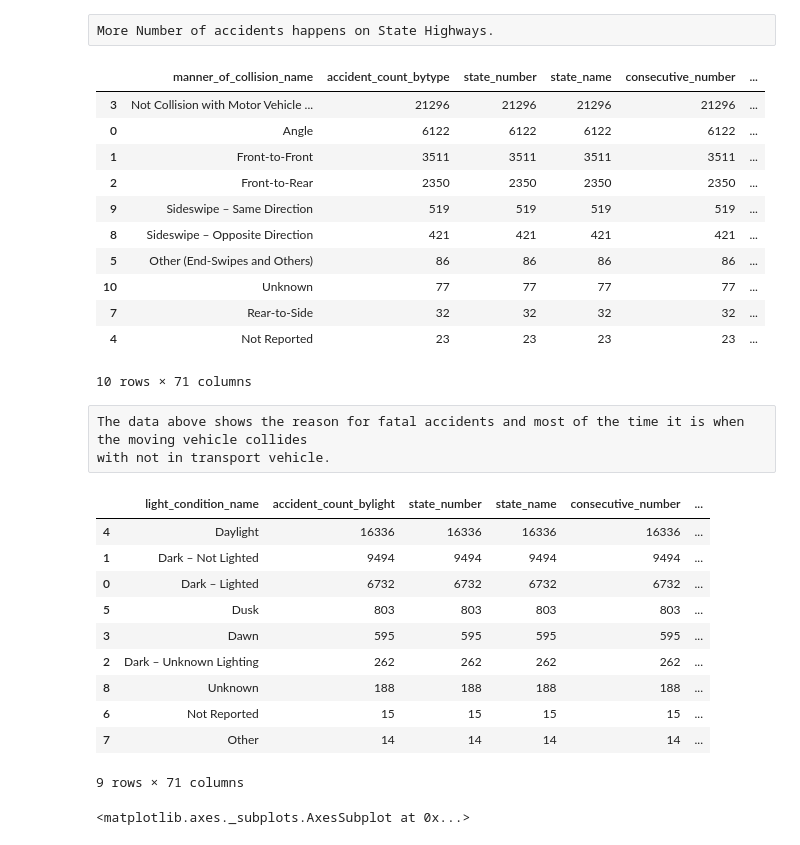
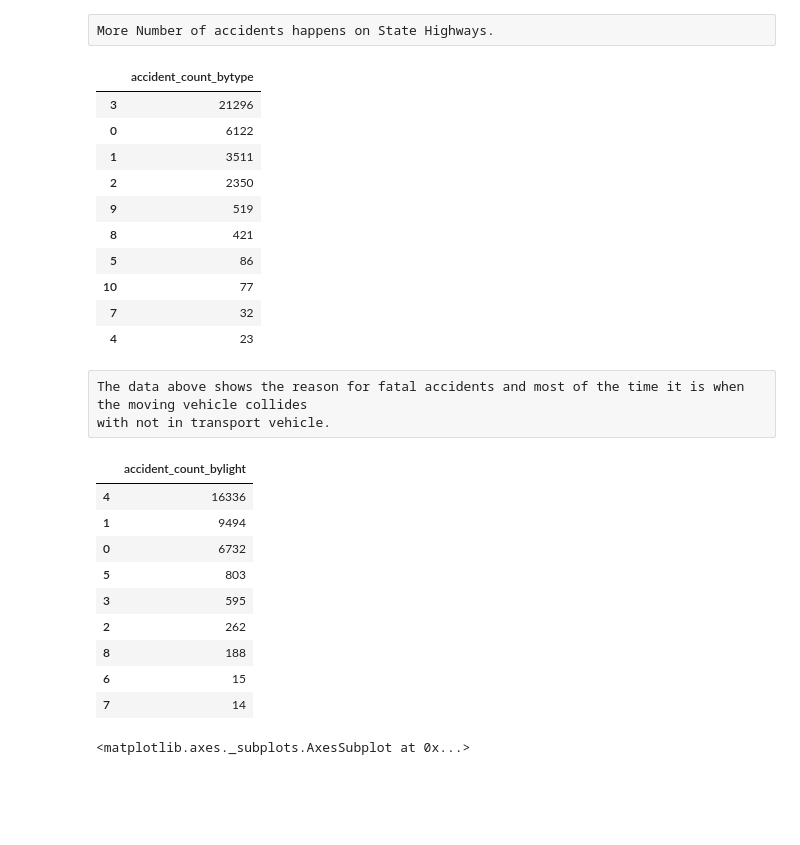
Before and after one commit to ecantu75/DataMining_Lab1, a Jupyter notebook: MSDS_7331_DataMining_Lab1.ipynb, the cells around one changed output. Drawn from its saved outputs; the diff is of its cells as text; code cells hidden in the pictures; blank space fills up the shorter version.

```diff
--- a/MSDS_7331_DataMining_Lab1.ipynb
+++ b/MSDS_7331_DataMining_Lab1.ipynb
@@ -192,23 +203,23 @@ More Number of accidents happens on State Highways.
 # %%
 #Type of Collision which causes fatal accidents
 acci_count_bytype=Accident_df.groupby(['manner_of_collision_name']).count().reset_index()
 acci_count_bytype
 acci_count_bytype.rename(columns={'Unnamed: 0': 'accident_count_bytype'}, inplace=True)
 acci_count_bytype_sorted = acci_count_bytype.sort_values('accident_count_bytype',ascending=False)
+acci_count_bytype_sorted = acci_count_bytype_sorted.filter(['accident_count_bytype'], axis=1)
 acci_count_bytype_sorted.head(10)
 # %% [output]
-|  | manner_of_collision_name | accident_count_bytype | state_number | state_name | consecutive_number | ... |
-| 3 | Not Collision with Motor Vehicle ... | 21296 | 21296 | 21296 | 21296 | ... |
-| 0 | Angle | 6122 | 6122 | 6122 | 6122 | ... |
-| 1 | Front-to-Front | 3511 | 3511 | 3511 | 3511 | ... |
-| 2 | Front-to-Rear | 2350 | 2350 | 2350 | 2350 | ... |
-| 9 | Sideswipe – Same Direction | 519 | 519 | 519 | 519 | ... |
-| 8 | Sideswipe – Opposite Direction | 421 | 421 | 421 | 421 | ... |
-| 5 | Other (End-Swipes and Others) | 86 | 86 | 86 | 86 | ... |
-| 10 | Unknown | 77 | 77 | 77 | 77 | ... |
-| 7 | Rear-to-Side | 32 | 32 | 32 | 32 | ... |
-| 4 | Not Reported | 23 | 23 | 23 | 23 | ... |
+|  | accident_count_bytype |
+| 3 | 21296 |
+| 0 | 6122 |
+| 1 | 3511 |
+| 2 | 2350 |
+| 9 | 519 |
+| 8 | 421 |
+| 5 | 86 |
+| 10 | 77 |
+| 7 | 32 |
+| 4 | 23 |
-10 rows × 71 columns
 # %% [raw]
 The data above shows the reason for fatal accidents and most of the time it is when the moving vehicle collides
 with not in transport vehicle.
@@ -218,19 +229,19 @@ acci_count_bylight=Accident_df.groupby(['light_condition_name']).count().reset_i
 acci_count_bylight
 acci_count_bylight.rename(columns={'Unnamed: 0': 'accident_count_bylight'}, inplace=True)
 acci_count_bylight_sorted = acci_count_bylight.sort_values('accident_count_bylight',ascending=False)
+acci_count_bylight_sorted = acci_count_bylight_sorted.filter(['accident_count_bylight'], axis=1)
 acci_count_bylight_sorted.head(10)
 # %% [output]
-|  | light_condition_name | accident_count_bylight | state_number | state_name | consecutive_number | ... |
-| 4 | Daylight | 16336 | 16336 | 16336 | 16336 | ... |
-| 1 | Dark – Not Lighted | 9494 | 9494 | 9494 | 9494 | ... |
-| 0 | Dark – Lighted | 6732 | 6732 | 6732 | 6732 | ... |
-| 5 | Dusk | 803 | 803 | 803 | 803 | ... |
-| 3 | Dawn | 595 | 595 | 595 | 595 | ... |
-| 2 | Dark – Unknown Lighting | 262 | 262 | 262 | 262 | ... |
-| 8 | Unknown | 188 | 188 | 188 | 188 | ... |
-| 6 | Not Reported | 15 | 15 | 15 | 15 | ... |
-| 7 | Other | 14 | 14 | 14 | 14 | ... |
+|  | accident_count_bylight |
+| 4 | 16336 |
+| 1 | 9494 |
+| 0 | 6732 |
+| 5 | 803 |
+| 3 | 595 |
+| 2 | 262 |
+| 8 | 188 |
+| 6 | 15 |
+| 7 | 14 |
-9 rows × 71 columns
 # %%
 #level of light that existed at the time of the crash as indicated in the case material.
 acci_count_bylight=Accident_df.groupby(['light_condition_name']).count().reset_index()
```
Also changed, not shown: parts of 13 cells of this notebook.
